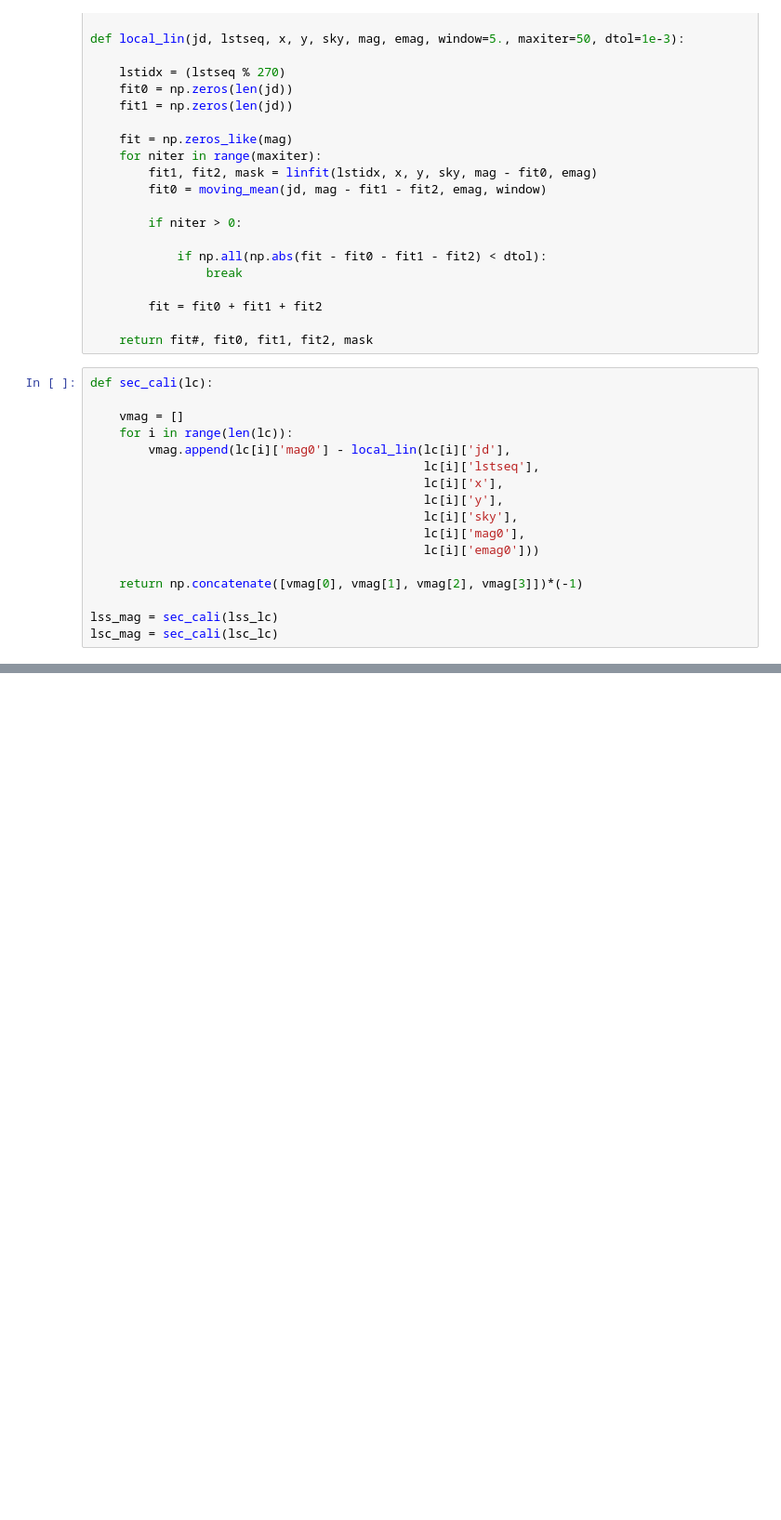
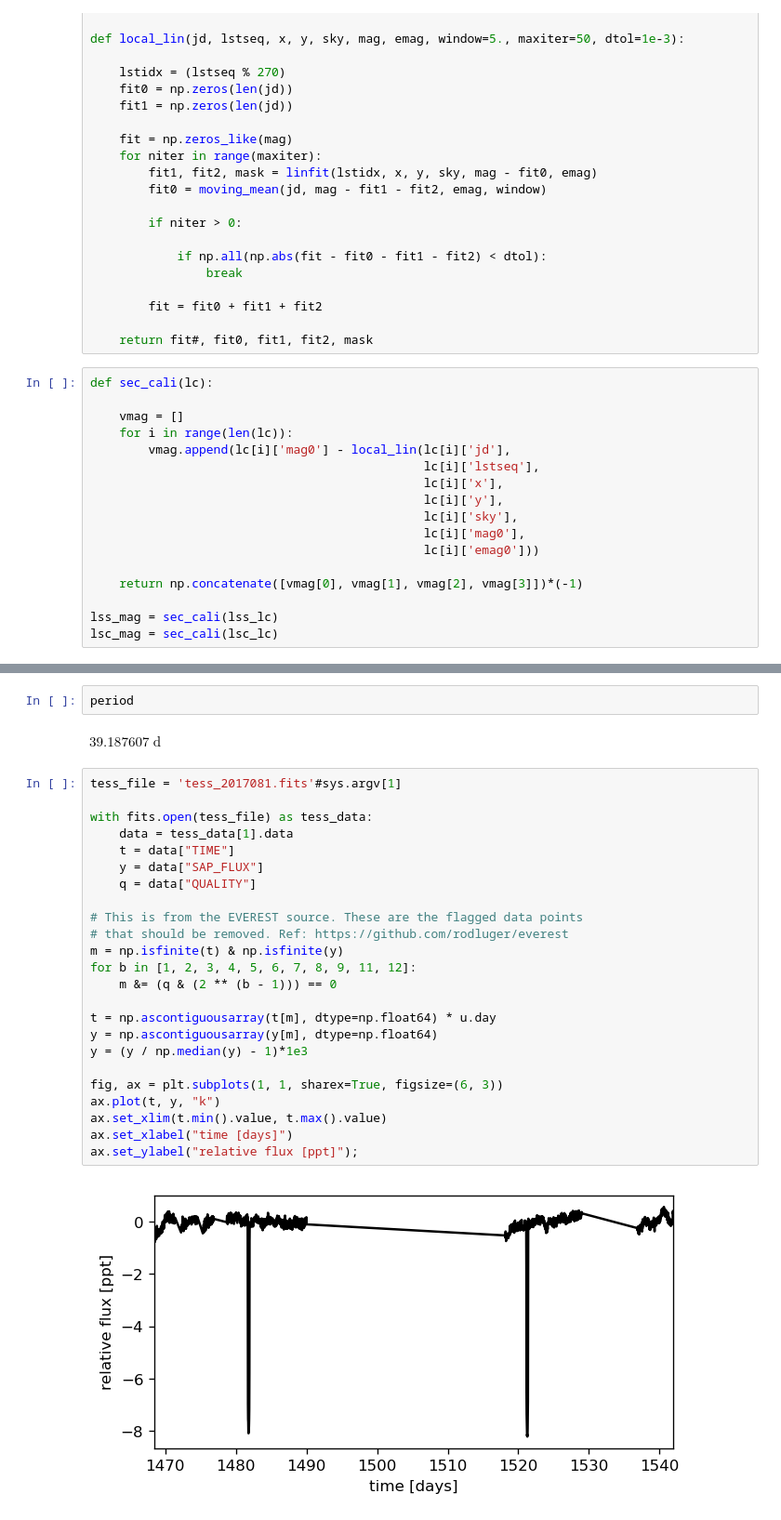
Before and after one commit to ruoyanwangdr/Dectection-of-Bright-Transiting-Exoplanet-with-MASCARA-TESS, a Jupyter notebook: mascara_tess_2017081.ipynb, the cells around one changed output, grey strips where cells are left out. Shown: that part at 93% size. Cells and saved outputs as stored; diff of their text form; blank space fills up the shorter version.

```diff
--- a/mascara_tess_2017081.ipynb
+++ b/mascara_tess_2017081.ipynb
@@ -196,0 +282,30 @@ plt.plot(lsc_jd, trend)
+# %%
+period
+# %% [output]
+$39.187607 \; \mathrm{d}$
+# %%
+tess_file = 'tess_2017081.fits'#sys.argv[1]
+
+with fits.open(tess_file) as tess_data:
+    data = tess_data[1].data
+    t = data["TIME"]
+    y = data["SAP_FLUX"]
+    q = data["QUALITY"]
+
+# This is from the EVEREST source. These are the flagged data points
+# that should be removed. Ref: https://github.com/rodluger/everest
+m = np.isfinite(t) & np.isfinite(y)
+for b in [1, 2, 3, 4, 5, 6, 7, 8, 9, 11, 12]:
+    m &= (q & (2 ** (b - 1))) == 0
+
+t = np.ascontiguousarray(t[m], dtype=np.float64) * u.day
+y = np.ascontiguousarray(y[m], dtype=np.float64)
+y = (y / np.median(y) - 1)*1e3
+
+fig, ax = plt.subplots(1, 1, sharex=True, figsize=(6, 3))
+ax.plot(t, y, "k")
+ax.set_xlim(t.min().value, t.max().value)
+ax.set_xlabel("time [days]")
+ax.set_ylabel("relative flux [ppt]");
+# %% [output]
+[figure, added]
```
Also changed, not shown: parts of 26 cells of this notebook.
